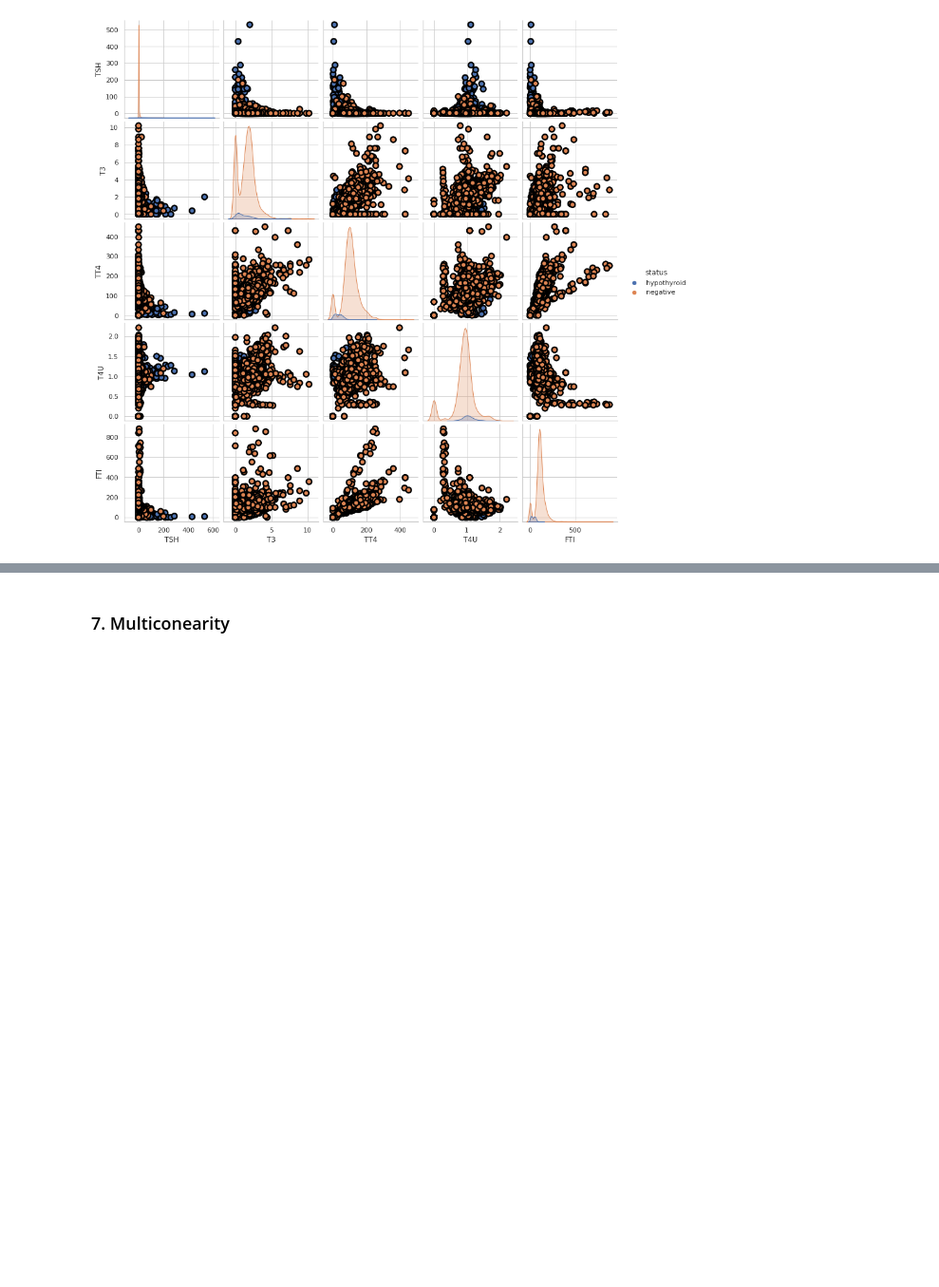
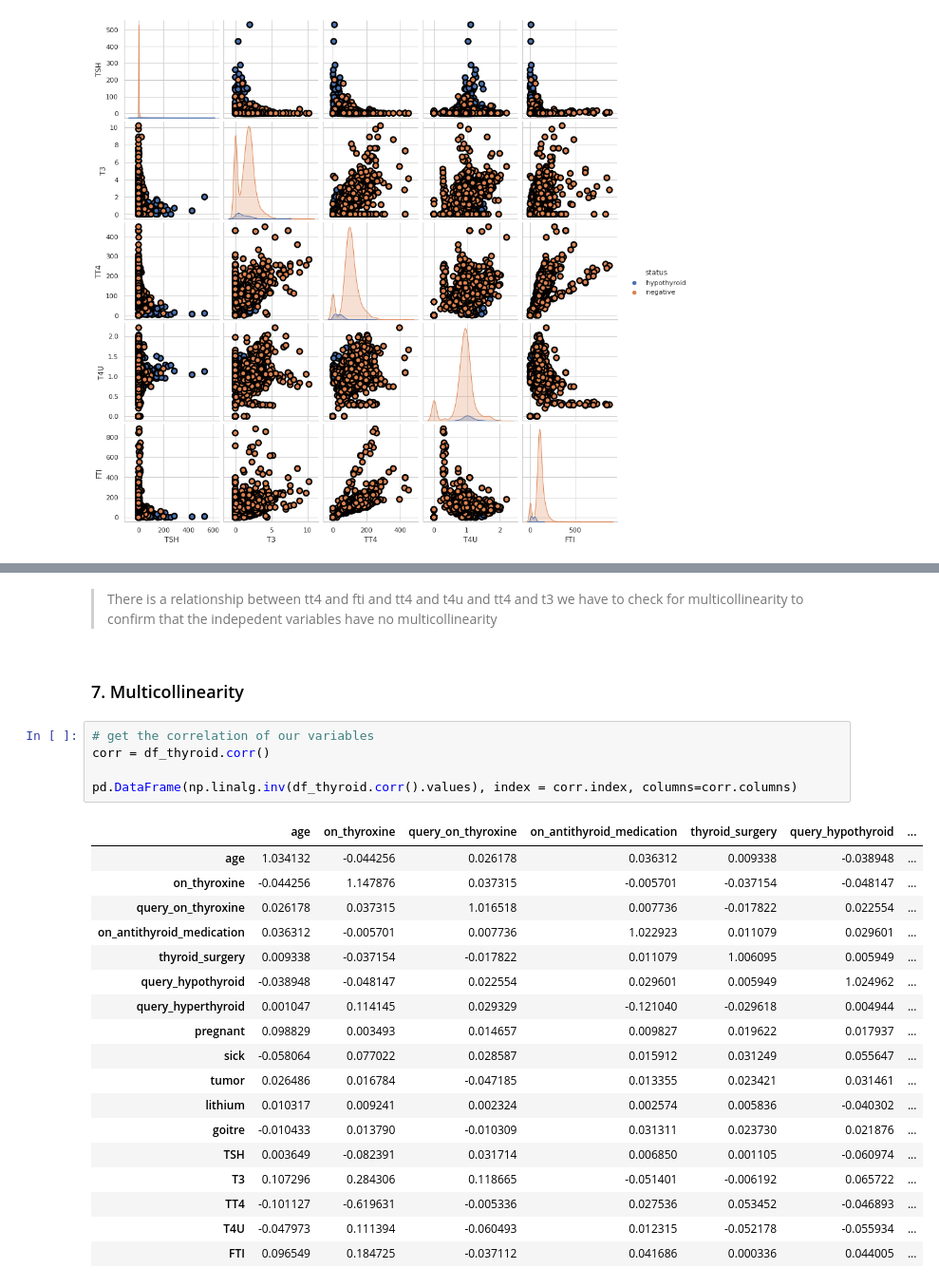
Before and after one commit to Eswa2020/Decision-trees-project, a Jupyter notebook: Esther_Wairimu_Kamau_Independent_Project_week8_core.ipynb, the cells around one changed output, grey strips where cells are left out. Shown at 95% size. Cells and saved outputs as stored; diff of their text form; blank space fills up the shorter version.

```diff
--- a/Esther_Wairimu_Kamau_Independent_Project_week8_core.ipynb
+++ b/Esther_Wairimu_Kamau_Independent_Project_week8_core.ipynb
@@ -615,2 +680,29 @@ plt.show()
+# %% [markdown]
+> There is a relationship between tt4 and fti and tt4 and t4u and tt4 and t3
+>we have to check for multicollinearity to confirm that the indepedent variables have no multicollinearity
 # %% [markdown]
-### 7. Multiconearity
+### 7. Multicollinearity
+# %%
+# get the correlation of our variables
+corr = df_thyroid.corr()
+
+pd.DataFrame(np.linalg.inv(df_thyroid.corr().values), index = corr.index, columns=corr.columns)
+# %% [output]
+|  | age | on_thyroxine | query_on_thyroxine | on_antithyroid_medication | thyroid_surgery | query_hypothyroid | ... |
+| age | 1.034132 | -0.044256 | 0.026178 | 0.036312 | 0.009338 | -0.038948 | ... |
+| on_thyroxine | -0.044256 | 1.147876 | 0.037315 | -0.005701 | -0.037154 | -0.048147 | ... |
+| query_on_thyroxine | 0.026178 | 0.037315 | 1.016518 | 0.007736 | -0.017822 | 0.022554 | ... |
+| on_antithyroid_medication | 0.036312 | -0.005701 | 0.007736 | 1.022923 | 0.011079 | 0.029601 | ... |
+| thyroid_surgery | 0.009338 | -0.037154 | -0.017822 | 0.011079 | 1.006095 | 0.005949 | ... |
+| query_hypothyroid | -0.038948 | -0.048147 | 0.022554 | 0.029601 | 0.005949 | 1.024962 | ... |
+| query_hyperthyroid | 0.001047 | 0.114145 | 0.029329 | -0.121040 | -0.029618 | 0.004944 | ... |
+| pregnant | 0.098829 | 0.003493 | 0.014657 | 0.009827 | 0.019622 | 0.017937 | ... |
+| sick | -0.058064 | 0.077022 | 0.028587 | 0.015912 | 0.031249 | 0.055647 | ... |
+| tumor | 0.026486 | 0.016784 | -0.047185 | 0.013355 | 0.023421 | 0.031461 | ... |
+| lithium | 0.010317 | 0.009241 | 0.002324 | 0.002574 | 0.005836 | -0.040302 | ... |
+| goitre | -0.010433 | 0.013790 | -0.010309 | 0.031311 | 0.023730 | 0.021876 | ... |
+| TSH | 0.003649 | -0.082391 | 0.031714 | 0.006850 | 0.001105 | -0.060974 | ... |
+| T3 | 0.107296 | 0.284306 | 0.118665 | -0.051401 | -0.006192 | 0.065722 | ... |
+| TT4 | -0.101127 | -0.619631 | -0.005336 | 0.027536 | 0.053452 | -0.046893 | ... |
+| T4U | -0.047973 | 0.111394 | -0.060493 | 0.012315 | -0.052178 | -0.055934 | ... |
+| FTI | 0.096549 | 0.184725 | -0.037112 | 0.041686 | 0.000336 | 0.044005 | ... |
```
Also changed, not shown: parts of 13 cells of this notebook.
